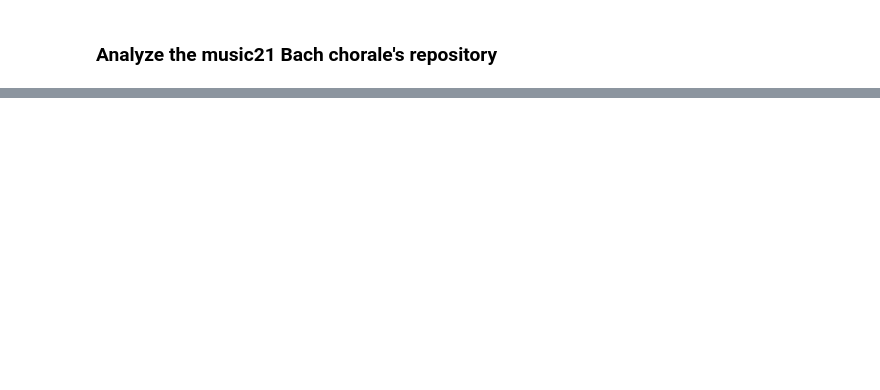
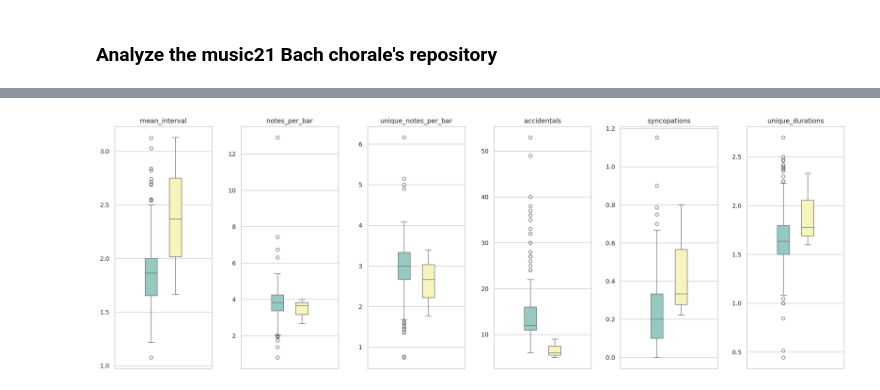
Before and after one commit to angelmf97/stadiumchants, a Jupyter notebook: notebook.ipynb, the cells around one changed output, grey strips where cells are left out. Saved outputs shown, nothing was run; the diff lists cells and outputs as text; code cells hidden in the pictures; blank space fills up the shorter version.

```diff
--- a/notebook.ipynb
+++ b/notebook.ipynb
@@ -21,0 +27,16 @@ The autoreload extension is already loaded. To reload it, use:
+# %%
+results_chants_df = pd.DataFrame()
+results = list()
+for root, dirs, files in os.walk(MIDI_PATH):
+    for file in files:
+        if file.endswith('.MID'):
+            midi_file = os.path.join(root, file)
+            midi_stream = music21.converter.parse(midi_file)
+            if len(midi_stream.parts) > 1:
+                continue
+            i = midi_stream.parts[0]
+            results.append(u.analyze_stream(i))
+results_chants_df = pd.json_normalize(results)
+
+results_chants_df['label'] = 'chant'
+results_df = pd.concat([results_chorales_df, results_chants_df], ignore_index=True)
@@ -22,3 +59,26 @@ The autoreload extension is already loaded. To reload it, use:
+# %%
+
+import seaborn as sns
+import matplotlib.pyplot as plt
+
+sns.set(style="whitegrid")
+import matplotlib.pyplot as plt
+fig, axes = plt.subplots(1, 6, figsize=(24, 8))
+plt.subplots_adjust(wspace=0.3)
+
+
+metrics = ['mean_interval', 'notes_per_bar', 'unique_notes_per_bar',
+          'accidentals', 'syncopations', 'unique_durations']
+
+for ax, metric in zip(axes, metrics):
+    sns.boxplot(data=results_df, y=metric, hue="label", ax=ax, gap=0.5, width=0.5, legend=False, palette="Set3")
+    ax.set_xlabel('')
+    ax.set_ylabel('')
+    ax.set_title(metric)
+
+plt.show()
+# %% [output]
+[figure, added]
 # %%
 
 import seaborn as sns
```
Also changed, not shown: parts of 5 cells of this notebook.
